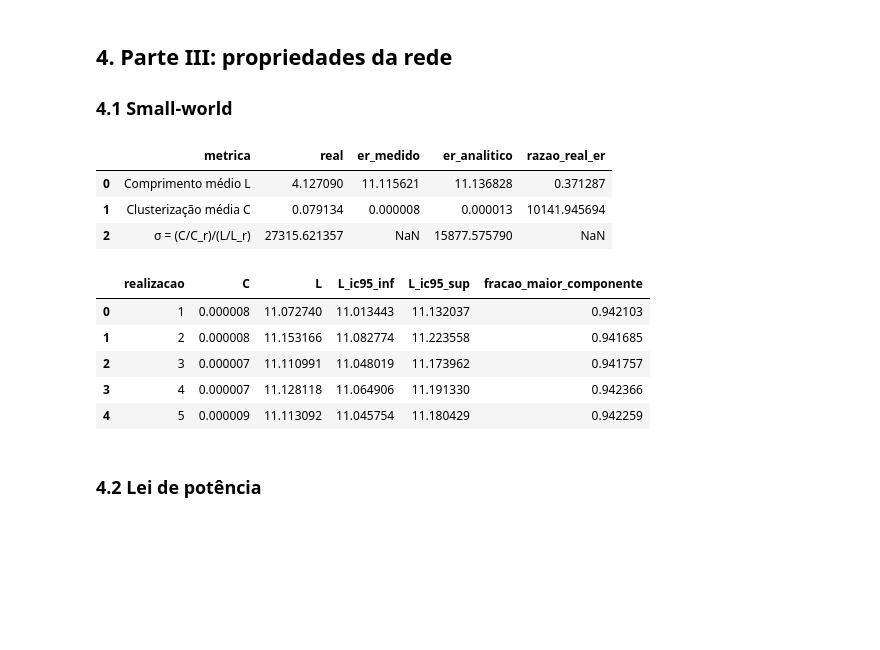
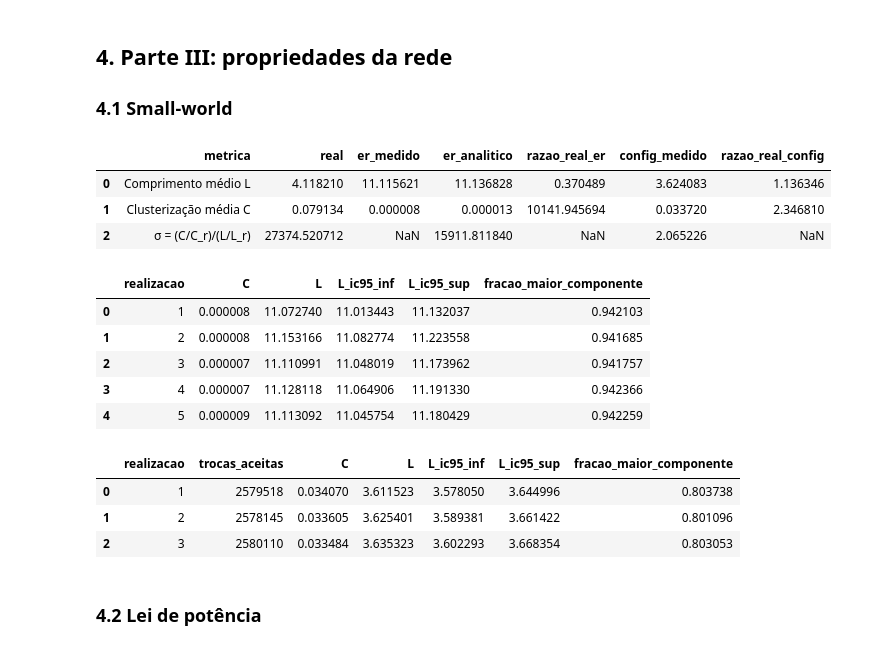
Before and after one commit to igor377/grafos-snap-email-euall, a Jupyter notebook: notebooks/analise.ipynb, the cells around one changed output. Drawn from its saved outputs; the diff is of its cells as text; code cells hidden in the pictures; blank space fills up the shorter version.

```diff
--- a/notebooks/analise.ipynb
+++ b/notebooks/analise.ipynb
@@ -189,19 +200,24 @@ figure("escala_algoritmos.png")
 ### 4.1 Small-world
 # %%
 run("smallworld")
-display(table("parte3_smallworld.csv"))
-table("parte3_smallworld_er.csv")
+display(table("parte3_smallworld.csv"))      # ER e reconexão que preserva os graus
+display(table("parte3_smallworld_er.csv"))
+table("parte3_smallworld_config.csv")
 # %% [output]
-|  | metrica | real | er_medido | er_analitico | razao_real_er |
-| 0 | Comprimento médio L | 4.127090 | 11.115621 | 11.136828 | 0.371287 |
-| 1 | Clusterização média C | 0.079134 | 0.000008 | 0.000013 | 10141.945694 |
-| 2 | σ = (C/C_r)/(L/L_r) | 27315.621357 | NaN | 15877.575790 | NaN |
+|  | metrica | real | er_medido | er_analitico | razao_real_er | config_medido | razao_real_config |
+| 0 | Comprimento médio L | 4.118210 | 11.115621 | 11.136828 | 0.370489 | 3.624083 | 1.136346 |
+| 1 | Clusterização média C | 0.079134 | 0.000008 | 0.000013 | 10141.945694 | 0.033720 | 2.346810 |
+| 2 | σ = (C/C_r)/(L/L_r) | 27374.520712 | NaN | 15911.811840 | NaN | 2.065226 | NaN |
 |  | realizacao | C | L | L_ic95_inf | L_ic95_sup | fracao_maior_componente |
 | 0 | 1 | 0.000008 | 11.072740 | 11.013443 | 11.132037 | 0.942103 |
 | 1 | 2 | 0.000008 | 11.153166 | 11.082774 | 11.223558 | 0.941685 |
 | 2 | 3 | 0.000007 | 11.110991 | 11.048019 | 11.173962 | 0.941757 |
 | 3 | 4 | 0.000007 | 11.128118 | 11.064906 | 11.191330 | 0.942366 |
 | 4 | 5 | 0.000009 | 11.113092 | 11.045754 | 11.180429 | 0.942259 |
+|  | realizacao | trocas_aceitas | C | L | L_ic95_inf | L_ic95_sup | fracao_maior_componente |
+| 0 | 1 | 2579518 | 0.034070 | 3.611523 | 3.578050 | 3.644996 | 0.803738 |
+| 1 | 2 | 2578145 | 0.033605 | 3.625401 | 3.589381 | 3.661422 | 0.801096 |
+| 2 | 3 | 2580110 | 0.033484 | 3.635323 | 3.602293 | 3.668354 | 0.803053 |
 # %% [markdown]
 ### 4.2 Lei de potência
 # %%
```
Also changed, not shown: parts of 15 cells of this notebook.
